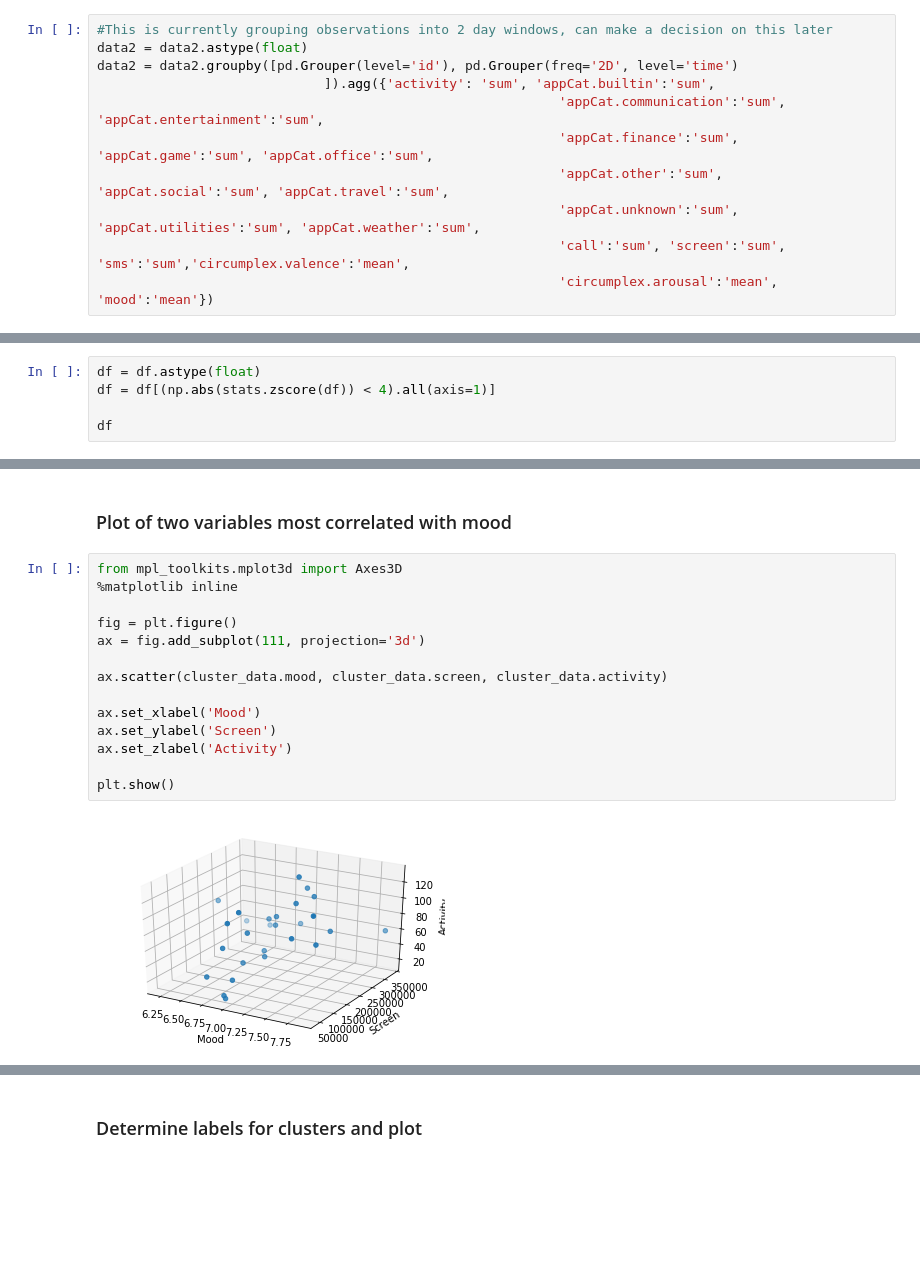
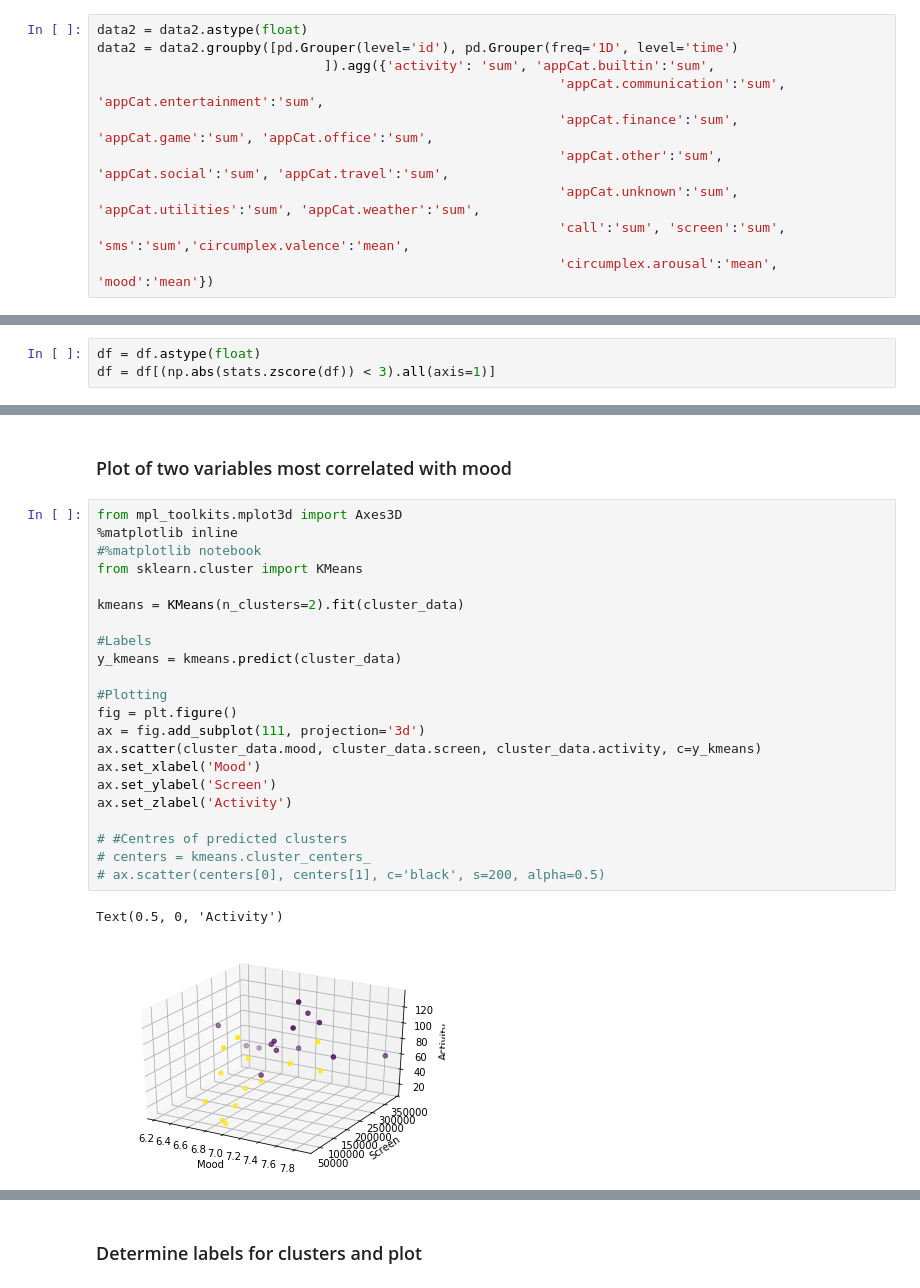
Before and after one commit to jelrae/dataMineAss1, a Jupyter notebook: DMT1_latest_paste_here.ipynb, the cells around one changed output, grey strips where cells are left out. Saved outputs shown, nothing was run; the diff lists cells and outputs as text; blank space fills up the shorter version.

```diff
--- a/DMT1_latest_paste_here.ipynb
+++ b/DMT1_latest_paste_here.ipynb
@@ -462,9 +479,8 @@ AS14.33
 # %% [markdown]
 For all of the apps, sms and calls we take the sum over the windows, since they are either times spent or number of calls etc. For arousal, mood and valence we take the mean.
 # %%
-#This is currently grouping observations into 2 day windows, can make a decision on this later
 data2 = data2.astype(float)
-data2 = data2.groupby([pd.Grouper(level='id'), pd.Grouper(freq='2D', level='time')
+data2 = data2.groupby([pd.Grouper(level='id'), pd.Grouper(freq='1D', level='time')
                              ]).agg({'activity': 'sum', 'appCat.builtin':'sum',
                                                            'appCat.communication':'sum', 'appCat.entertainment':'sum',
                                                            'appCat.finance':'sum', 'appCat.game':'sum', 'appCat.office':'sum',
@@ -514,5 +516,3 @@ data2
 # %%
 df = df.astype(float)
-df = df[(np.abs(stats.zscore(df)) < 4).all(axis=1)]
-
-df
+df = df[(np.abs(stats.zscore(df)) < 3).all(axis=1)]
@@ -689,16 +695,25 @@ cluster_data = cluster[['mood', 'screen', 'activity']]
 # %%
 from mpl_toolkits.mplot3d import Axes3D
 %matplotlib inline
+#%matplotlib notebook
+from sklearn.cluster import KMeans
 
+kmeans = KMeans(n_clusters=2).fit(cluster_data)
+
+#Labels
+y_kmeans = kmeans.predict(cluster_data)
+
+#Plotting
 fig = plt.figure()
 ax = fig.add_subplot(111, projection='3d')
-
-ax.scatter(cluster_data.mood, cluster_data.screen, cluster_data.activity)
-
+ax.scatter(cluster_data.mood, cluster_data.screen, cluster_data.activity, c=y_kmeans)
 ax.set_xlabel('Mood')
 ax.set_ylabel('Screen')
 ax.set_zlabel('Activity')
 
-plt.show()
+# #Centres of predicted clusters
+# centers = kmeans.cluster_centers_
+# ax.scatter(centers[0], centers[1], c='black', s=200, alpha=0.5)
 # %% [output]
+Text(0.5, 0, 'Activity')
-[figure, old version]
+[figure, new version]
```
Also changed, not shown: parts of 75 cells of this notebook.
